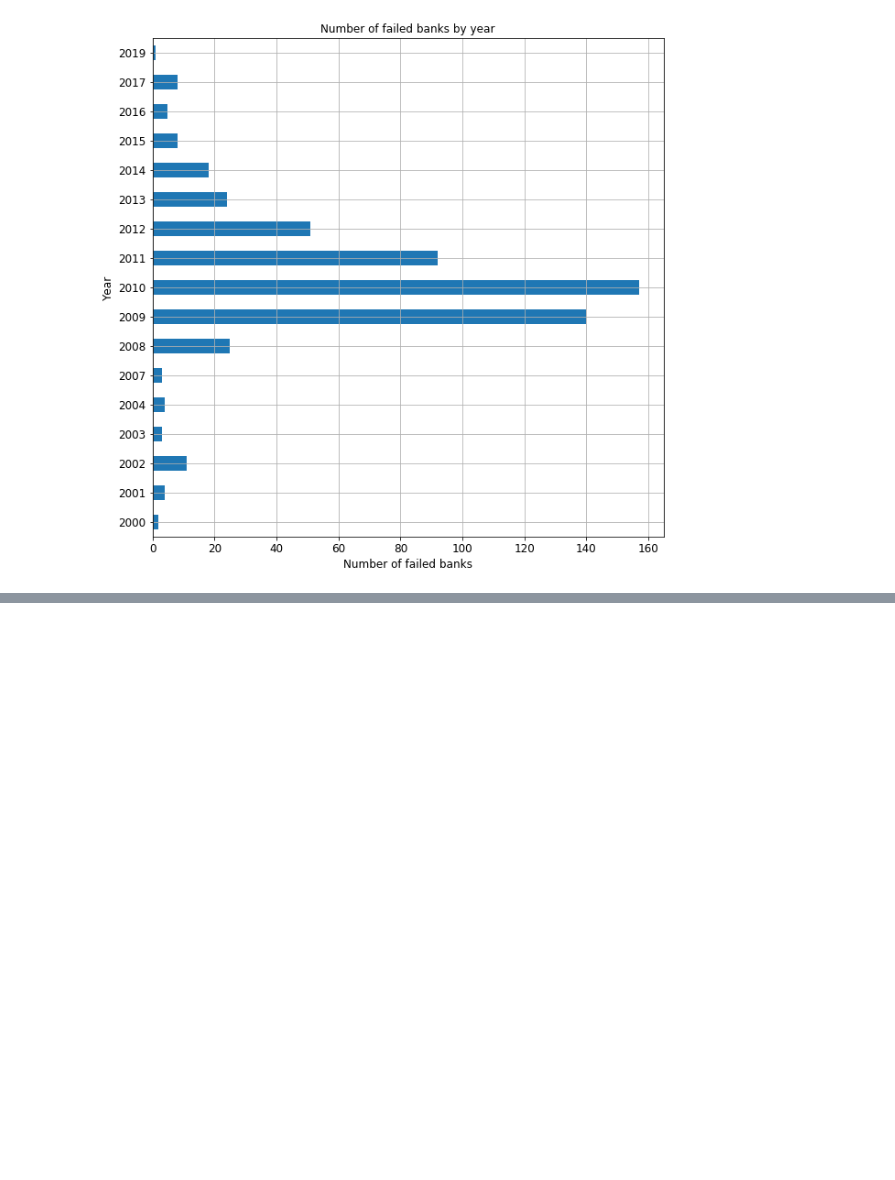
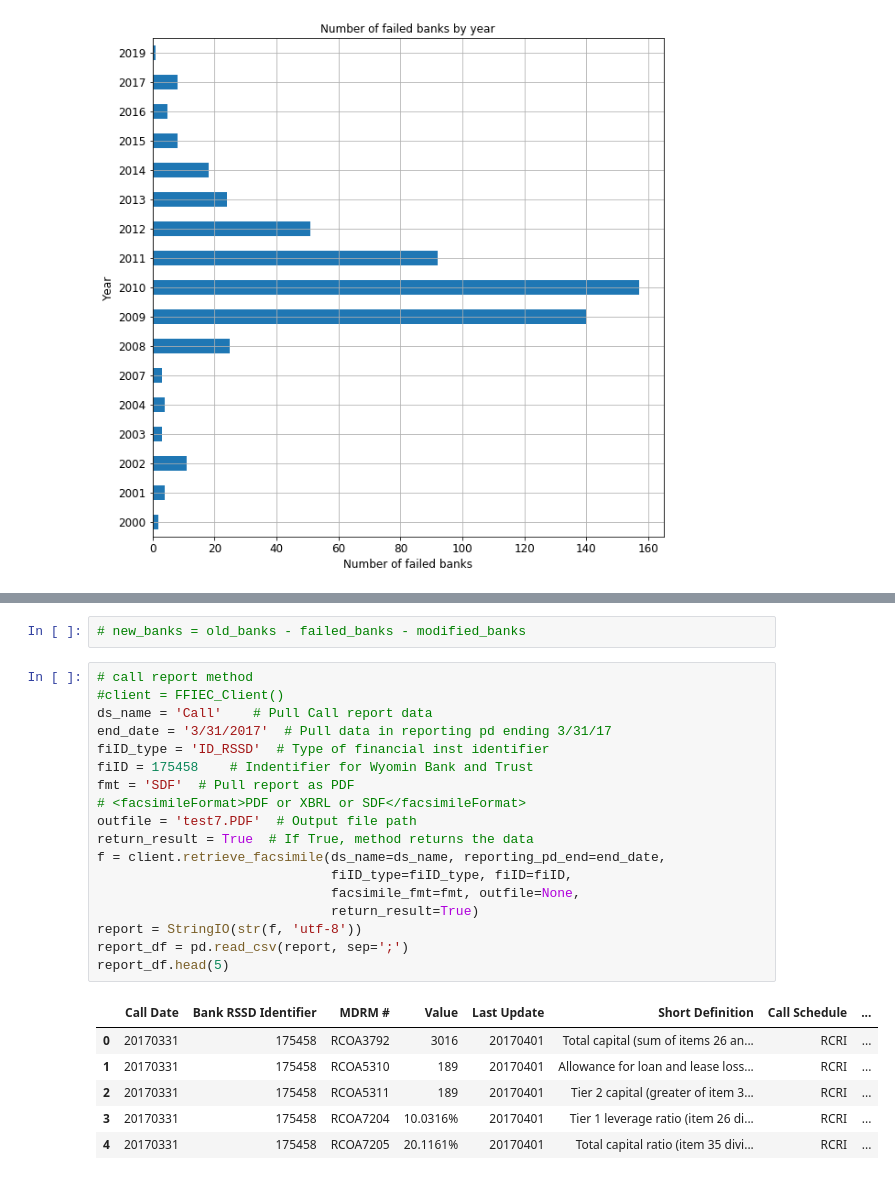
Before and after one commit to allaccountstaken/predicting_bank_distress, a Jupyter notebook: describe_bank_universe.ipynb, the cells around one changed output, grey strips where cells are left out. Drawn from its saved outputs; the diff is of its cells as text; blank space fills up the shorter version.

```diff
--- a/describe_bank_universe.ipynb
+++ b/describe_bank_universe.ipynb
@@ -103,0 +147,27 @@ len(filers_RSSD_03312019)
+# %%
+# new_banks = old_banks - failed_banks - modified_banks
+# %%
+# call report method
+#client = FFIEC_Client()
+ds_name = 'Call'    # Pull Call report data
+end_date = '3/31/2017'  # Pull data in reporting pd ending 3/31/17
+fiID_type = 'ID_RSSD'  # Type of financial inst identifier
+fiID = 175458    # Indentifier for Wyomin Bank and Trust
+fmt = 'SDF'  # Pull report as PDF
+# <facsimileFormat>PDF or XBRL or SDF</facsimileFormat>
+outfile = 'test7.PDF'  # Output file path
+return_result = True  # If True, method returns the data
+f = client.retrieve_facsimile(ds_name=ds_name, reporting_pd_end=end_date,
+                              fiID_type=fiID_type, fiID=fiID,
+                              facsimile_fmt=fmt, outfile=None,
+                              return_result=True)
+report = StringIO(str(f, 'utf-8'))
+report_df = pd.read_csv(report, sep=';')
+report_df.head(5)
+# %% [output]
+|  | Call Date | Bank RSSD Identifier | MDRM # | Value | Last Update | Short Definition | Call Schedule | ... |
+| 0 | 20170331 | 175458 | RCOA3792 | 3016 | 20170401 | Total capital (sum of items 26 an... | RCRI | ... |
+| 1 | 20170331 | 175458 | RCOA5310 | 189 | 20170401 | Allowance for loan and lease loss... | RCRI | ... |
+| 2 | 20170331 | 175458 | RCOA5311 | 189 | 20170401 | Tier 2 capital (greater of item 3... | RCRI | ... |
+| 3 | 20170331 | 175458 | RCOA7204 | 10.0316% | 20170401 | Tier 1 leverage ratio (item 26 di... | RCRI | ... |
+| 4 | 20170331 | 175458 | RCOA7205 | 20.1161% | 20170401 | Total capital ratio (item 35 divi... | RCRI | ... |
```
Also changed, not shown: parts of 9 cells of this notebook.
